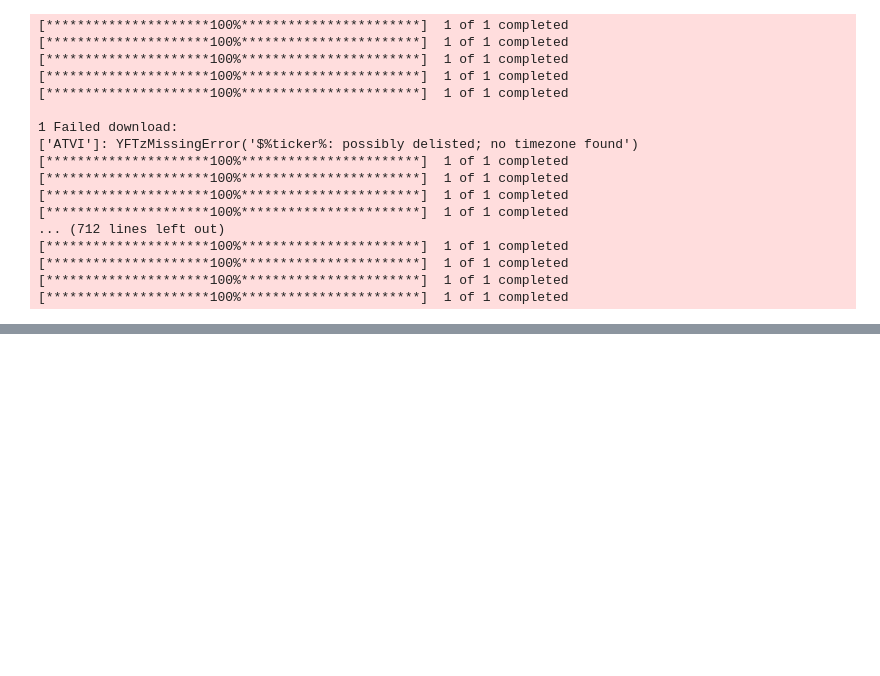
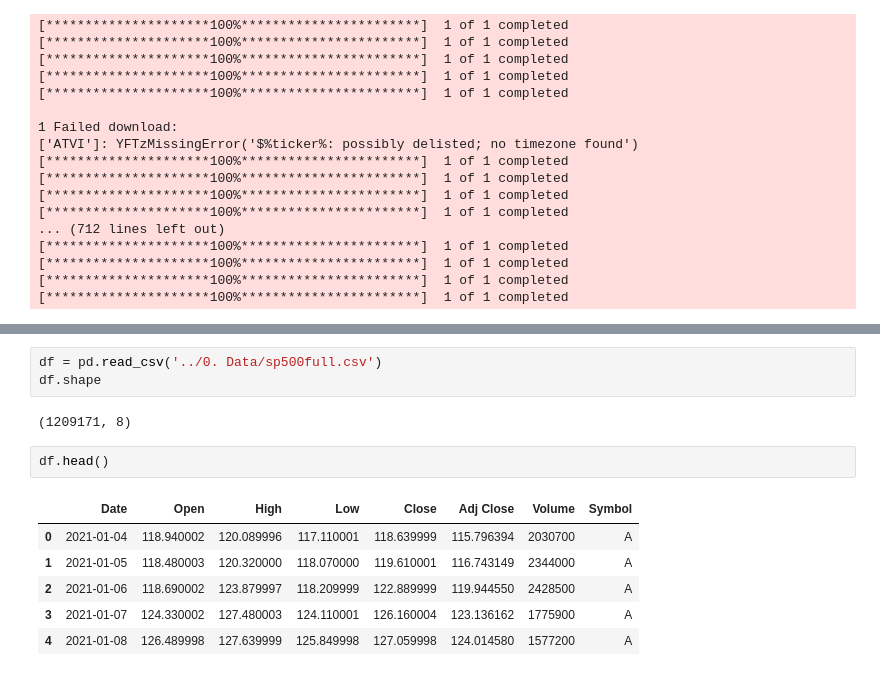
Before and after one commit to sidchakravarty/lazyprogrammer_financial_engineering, a Jupyter notebook: 2. Python/1. Financial Basics.ipynb, the cells around one changed output, grey strips where cells are left out. Saved outputs shown, nothing was run; the diff lists cells and outputs as text; blank space fills up the shorter version.

Commit message:
Created SP500 Full file

```diff
--- a/2. Python/1. Financial Basics.ipynb
+++ b/2. Python/1. Financial Basics.ipynb
@@ -97,0 +119,14 @@ for symbol in symbols:
+# %%
+df = pd.read_csv('../0. Data/sp500full.csv')
+df.shape
+# %% [output]
+(1209171, 8)
+# %%
+df.head()
+# %% [output]
+|  | Date | Open | High | Low | Close | Adj Close | Volume | Symbol |
+| 0 | 2021-01-04 | 118.940002 | 120.089996 | 117.110001 | 118.639999 | 115.796394 | 2030700 | A |
+| 1 | 2021-01-05 | 118.480003 | 120.320000 | 118.070000 | 119.610001 | 116.743149 | 2344000 | A |
+| 2 | 2021-01-06 | 118.690002 | 123.879997 | 118.209999 | 122.889999 | 119.944550 | 2428500 | A |
+| 3 | 2021-01-07 | 124.330002 | 127.480003 | 124.110001 | 126.160004 | 123.136162 | 1775900 | A |
+| 4 | 2021-01-08 | 126.489998 | 127.639999 | 125.849998 | 127.059998 | 124.014580 | 1577200 | A |
```
Also changed, not shown: parts of 3 cells of this notebook.
